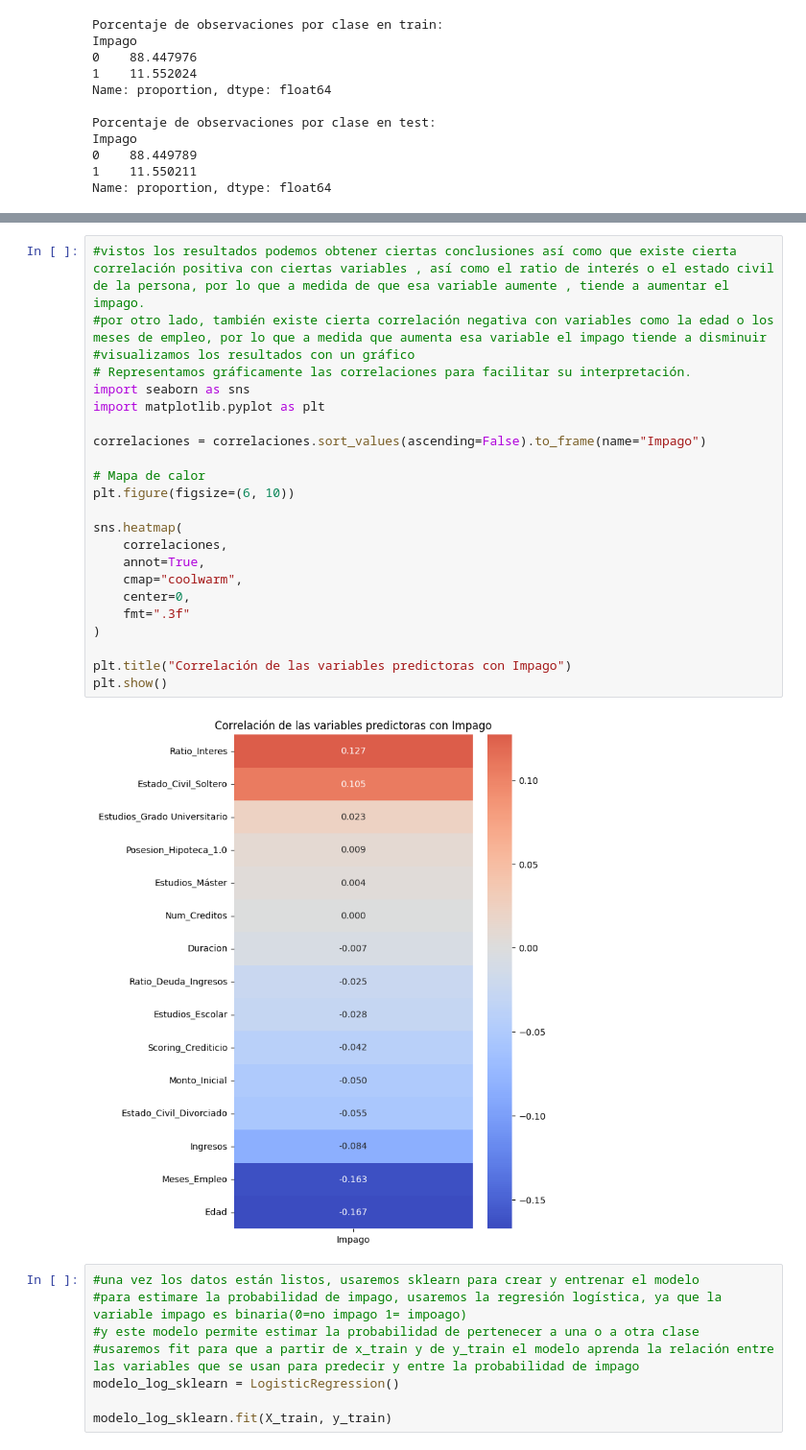
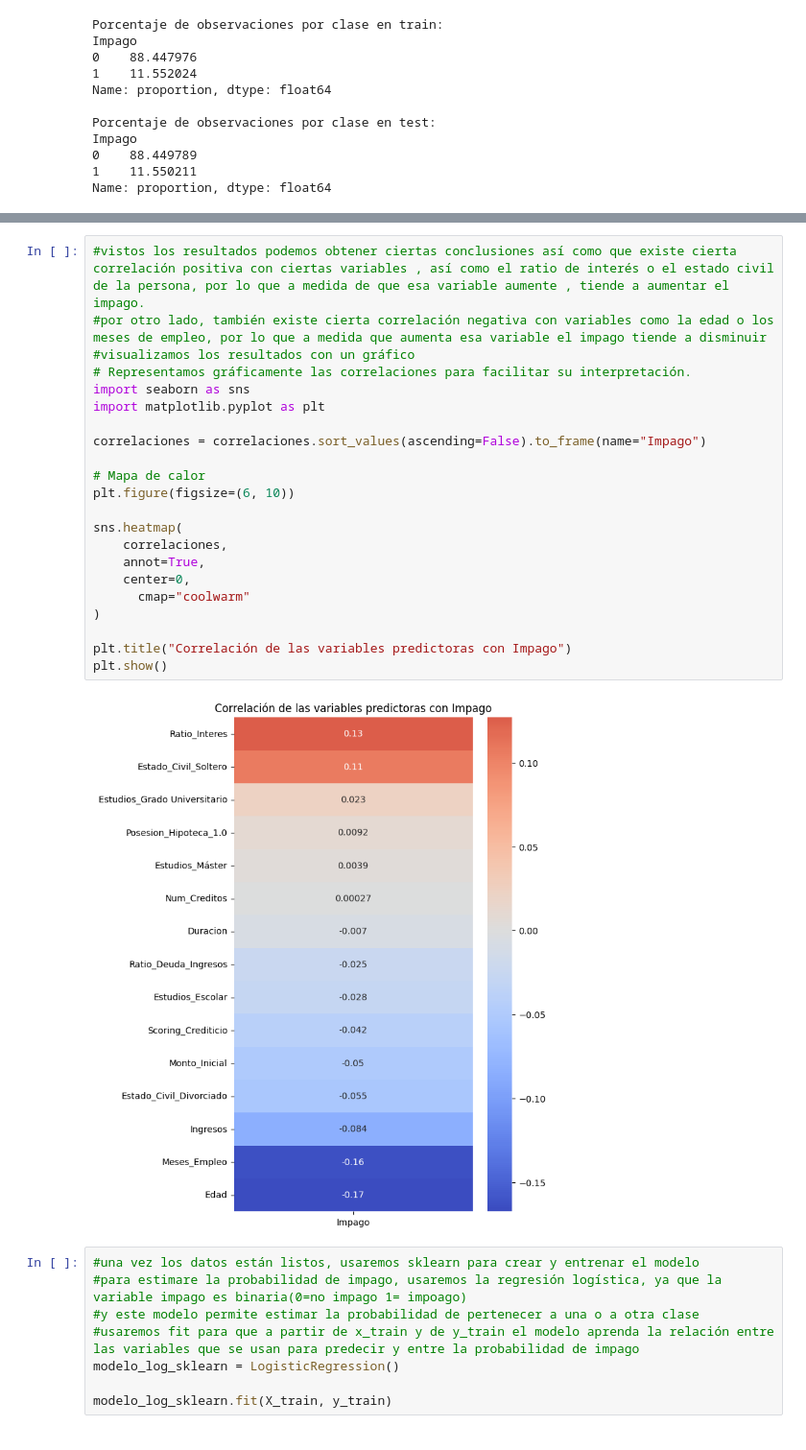
Before and after one commit to NaiaArroyo/RETO-5-NARANJA, a Jupyter notebook: regresion_logistica.ipynb, the cells around one changed output, grey strips where cells are left out. Shown at 96% size. Saved outputs shown, nothing was run; the diff lists cells and outputs as text.

```diff
--- a/regresion_logistica.ipynb
+++ b/regresion_logistica.ipynb
@@ -96,28 +96,27 @@ Name: Impago, dtype: float64
 # %%
 #vistos los resultados podemos obtener ciertas conclusiones así como que existe cierta correlación positiva con ciertas variables , así como el ratio de interés o el estado civil de la persona, por lo que a medida de que esa variable aumente , tiende a aumentar el impago.
 #por otro lado, también existe cierta correlación negativa con variables como la edad o los meses de empleo, por lo que a medida que aumenta esa variable el impago tiende a disminuir
 #visualizamos los resultados con un gráfico
 # Representamos gráficamente las correlaciones para facilitar su interpretación.
 import seaborn as sns
 import matplotlib.pyplot as plt
 
 correlaciones = correlaciones.sort_values(ascending=False).to_frame(name="Impago")
 
 # Mapa de calor
 plt.figure(figsize=(6, 10))
 
 sns.heatmap(
     correlaciones,
     annot=True,
-    cmap="coolwarm",
     center=0,
-    fmt=".3f"
+      cmap="coolwarm"
 )
 
 plt.title("Correlación de las variables predictoras con Impago")
 plt.show()
 # %% [output]
-[figure, old version]
+[figure, new version]
 # %%
 #una vez los datos están listos, usaremos sklearn para crear y entrenar el modelo
 #para estimare la probabilidad de impago, usaremos la regresión logística, ya que la variable impago es binaria(0=no impago 1= impoago)
```
Also changed, not shown: parts of 17 cells of this notebook.
